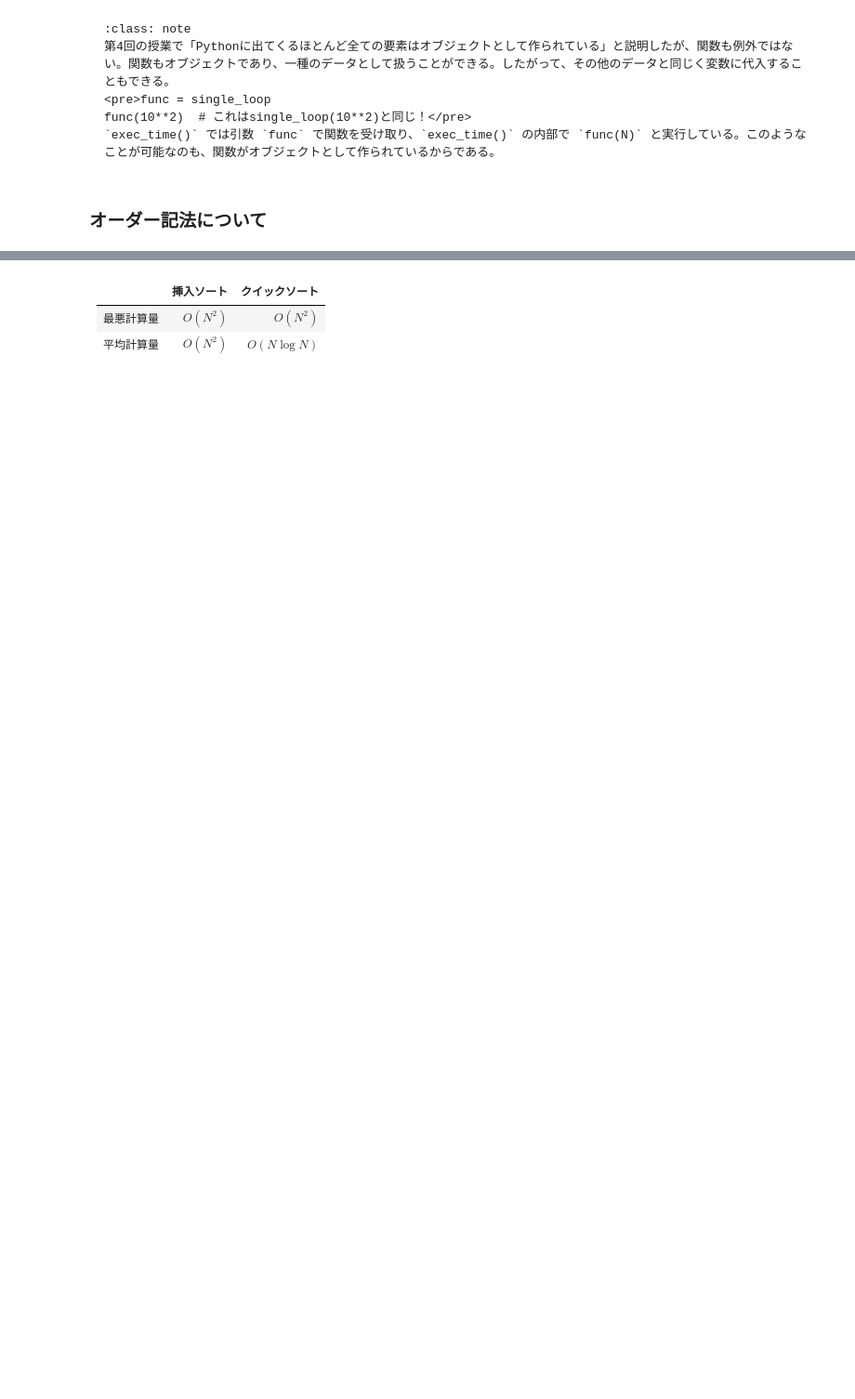
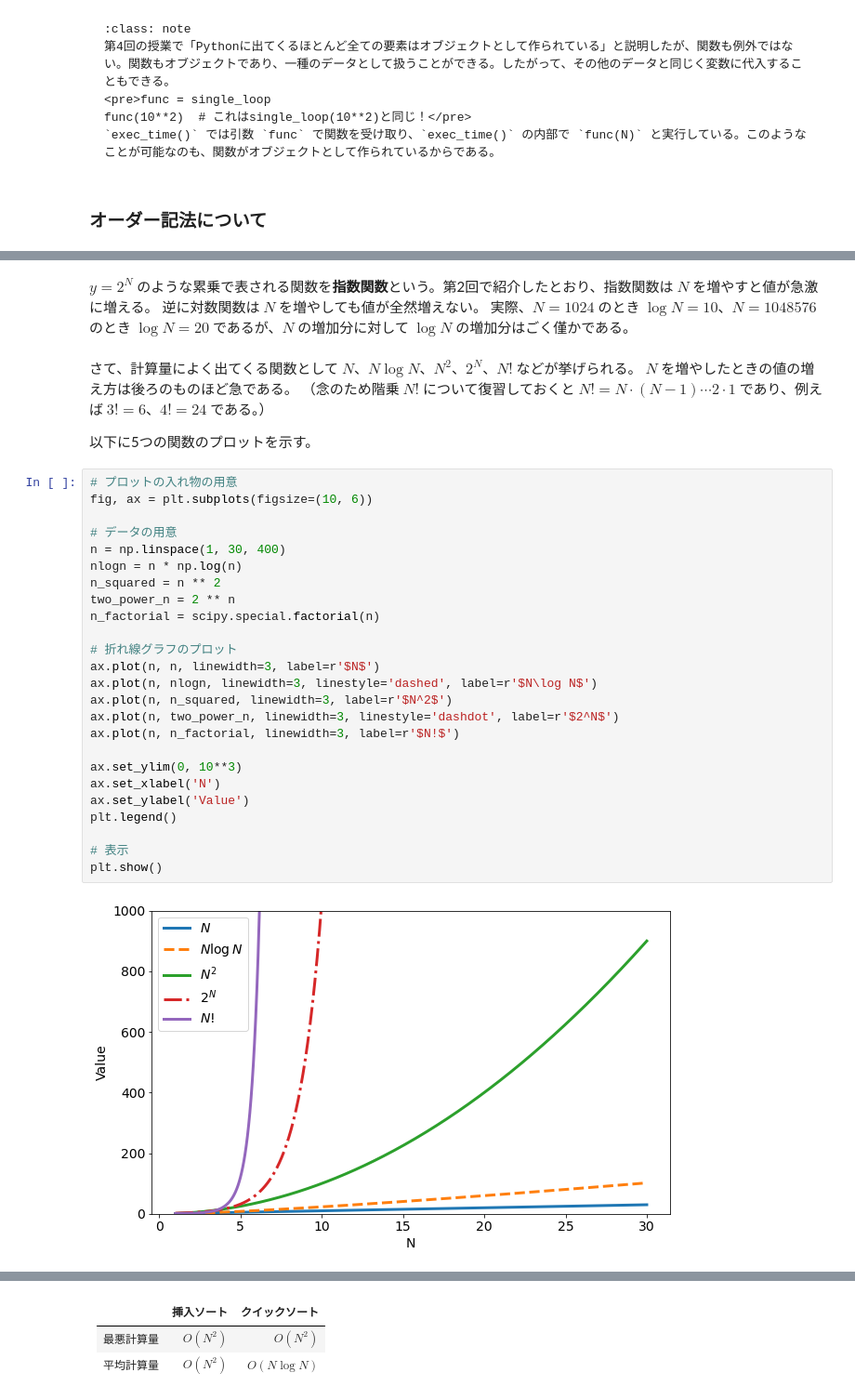
Before and after one commit to tsuboshun/begin-python, a Jupyter notebook: _sources/lecture10.ipynb, the cells around one changed output, grey strips where cells are left out. Shown: that part at 93% size. Drawn from its saved outputs; the diff is of its cells as text; blank space fills up the shorter version.

```diff
--- a/_sources/lecture10.ipynb
+++ b/_sources/lecture10.ipynb
@@ -91,0 +139,37 @@ func(10**2)  # これはsingle_loop(10**2)と同じ！</pre>
+# %% [markdown]
+$y = 2^N$ のような累乗で表される関数を**指数関数**という。第2回で紹介したとおり、指数関数は $N$ を増やすと値が急激に増える。
+逆に対数関数は $N$ を増やしても値が全然増えない。
+実際、$N = 1024$ のとき $\log N = 10$、$N = 1048576$ のとき $\log N = 20$ であるが、$N$ の増加分に対して $\log N$ の増加分はごく僅かである。
+# %% [markdown]
+さて、計算量によく出てくる関数として $N$、$N\log N$、$N^2$、$2^N$、$N!$ などが挙げられる。
+$N$ を増やしたときの値の増え方は後ろのものほど急である。
+（念のため階乗 $N!$ について復習しておくと $N! = N\cdot (N-1)\cdots 2\cdot 1$ であり、例えば $3! = 6$、$4! = 24$ である。）
+
+以下に5つの関数のプロットを示す。
+# %%
+# プロットの入れ物の用意
+fig, ax = plt.subplots(figsize=(10, 6))
+
+# データの用意
+n = np.linspace(1, 30, 400)
+nlogn = n * np.log(n)
+n_squared = n ** 2
+two_power_n = 2 ** n
+n_factorial = scipy.special.factorial(n)
+
+# 折れ線グラフのプロット
+ax.plot(n, n, linewidth=3, label=r'$N$')
+ax.plot(n, nlogn, linewidth=3, linestyle='dashed', label=r'$N\log N$')
+ax.plot(n, n_squared, linewidth=3, label=r'$N^2$')
+ax.plot(n, two_power_n, linewidth=3, linestyle='dashdot', label=r'$2^N$')
+ax.plot(n, n_factorial, linewidth=3, label=r'$N!$')
+
+ax.set_ylim(0, 10**3)
+ax.set_xlabel('N')
+ax.set_ylabel('Value')
+plt.legend()
+
+# 表示
+plt.show()
+# %% [output]
+[figure, added]
```
Also changed, not shown: parts of 19 cells of this notebook, 9 other files.
